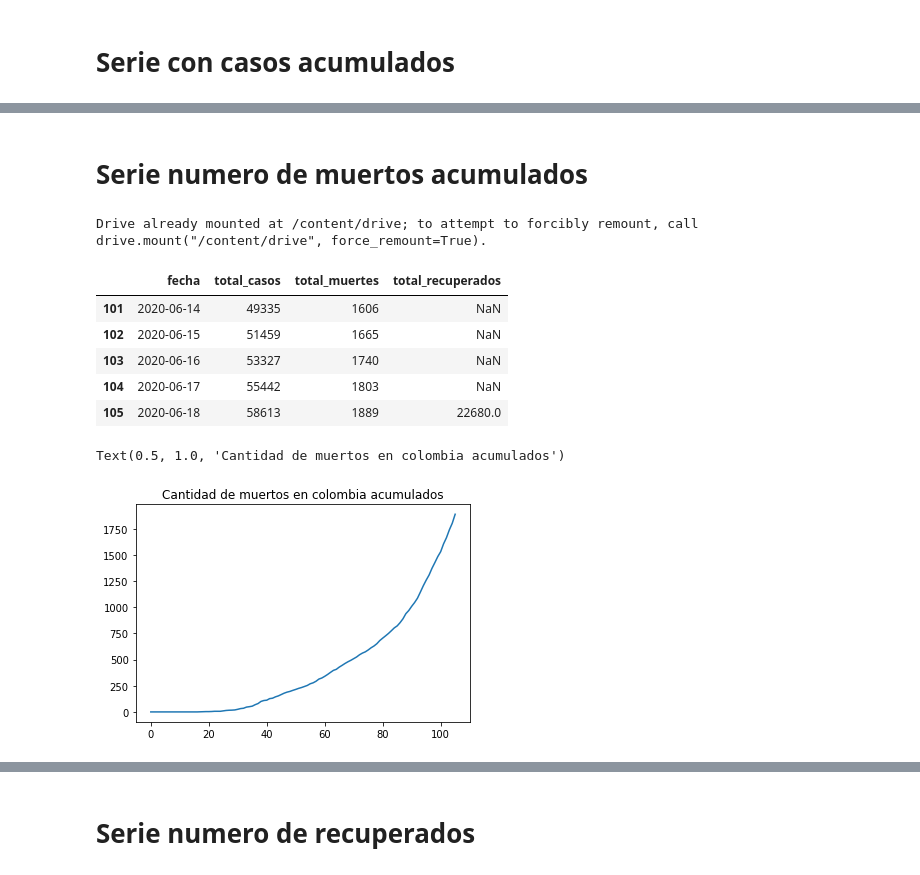
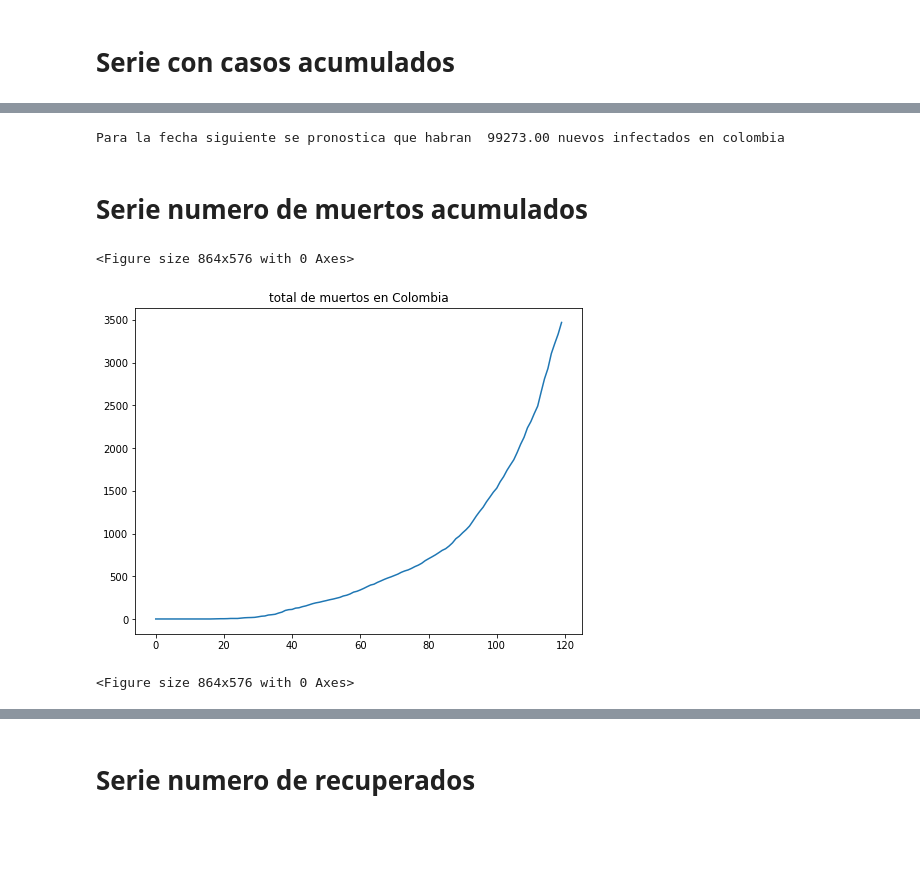
Before and after one commit to czhangg17/COVID-19, a Jupyter notebook: Covid_19_parte_2.ipynb, the cells around one changed output, grey strips where cells are left out. Saved outputs shown, nothing was run; the diff lists cells and outputs as text; code cells hidden in the pictures; blank space fills up the shorter version.

```diff
--- a/Covid_19_parte_2.ipynb
+++ b/Covid_19_parte_2.ipynb
@@ -494,25 +497,40 @@ plt.show()
+# %%
+### casos acumulados
+series = covid_multi[:118]
+#series.tail()
+raw_seq=series.total_casos.values
+type(raw_seq)
+n_steps=3
+X, y = split_sequences(raw_seq, n_steps)
+
+n_features = 1
+X = X.reshape((X.shape[0], X.shape[1], n_features))
+  #define model
+model = Sequential()
+model.add(LSTM(16, activation='relu', input_shape=(n_steps, n_features)))
+model.add(Dense(1))
+model.compile(optimizer='adam', loss='mse')
+ #fit model
+history=model.fit(X, y, epochs=200, verbose=0)
+
+x_input = array(raw_seq[115:118])
+x_input = x_input.reshape((1, n_steps, n_features))
+yhat = model.predict(x_input, verbose=0)
+
+print('Para la fecha siguiente se pronostica que habran  %.2f nuevos infectados en colombia' % int(yhat))
+# %% [output]
+Para la fecha siguiente se pronostica que habran  99273.00 nuevos infectados en colombia
 # %% [markdown]
 # Serie numero de muertos acumulados
-# %%
-from google.colab import drive
-drive.mount('/content/drive')
-covid_multi=pd.read_excel('/content/drive/My Drive/Mineria de datos/COV.xlsx')
-covid_multi.tail()
-# %% [output]
-Drive already mounted at /content/drive; to attempt to forcibly remount, call drive.mount("/content/drive", force_remount=True).
-|  | fecha | total_casos | total_muertes | total_recuperados |
-| 101 | 2020-06-14 | 49335 | 1606 | NaN |
-| 102 | 2020-06-15 | 51459 | 1665 | NaN |
-| 103 | 2020-06-16 | 53327 | 1740 | NaN |
-| 104 | 2020-06-17 | 55442 | 1803 | NaN |
-| 105 | 2020-06-18 | 58613 | 1889 | 22680.0 |
 # %%
 df_muertos=covid_multi['total_muertes']
 plt.plot(df_muertos)
-plt.title('Cantidad de muertos en colombia acumulados')
+plt.title('total de muertos en Colombia')
+plt.figure(figsize=(12,8))
 # %% [output]
-Text(0.5, 1.0, 'Cantidad de muertos en colombia acumulados')
+<Figure size 864x576 with 0 Axes>
-[figure, old version]
+[figure, new version]
+<Figure size 864x576 with 0 Axes>
 # %%
 df_muertos_values=np.reshape(df_muertos.values, (-1,1))
 # %%
```
Also changed, not shown: parts of 68 cells of this notebook.
